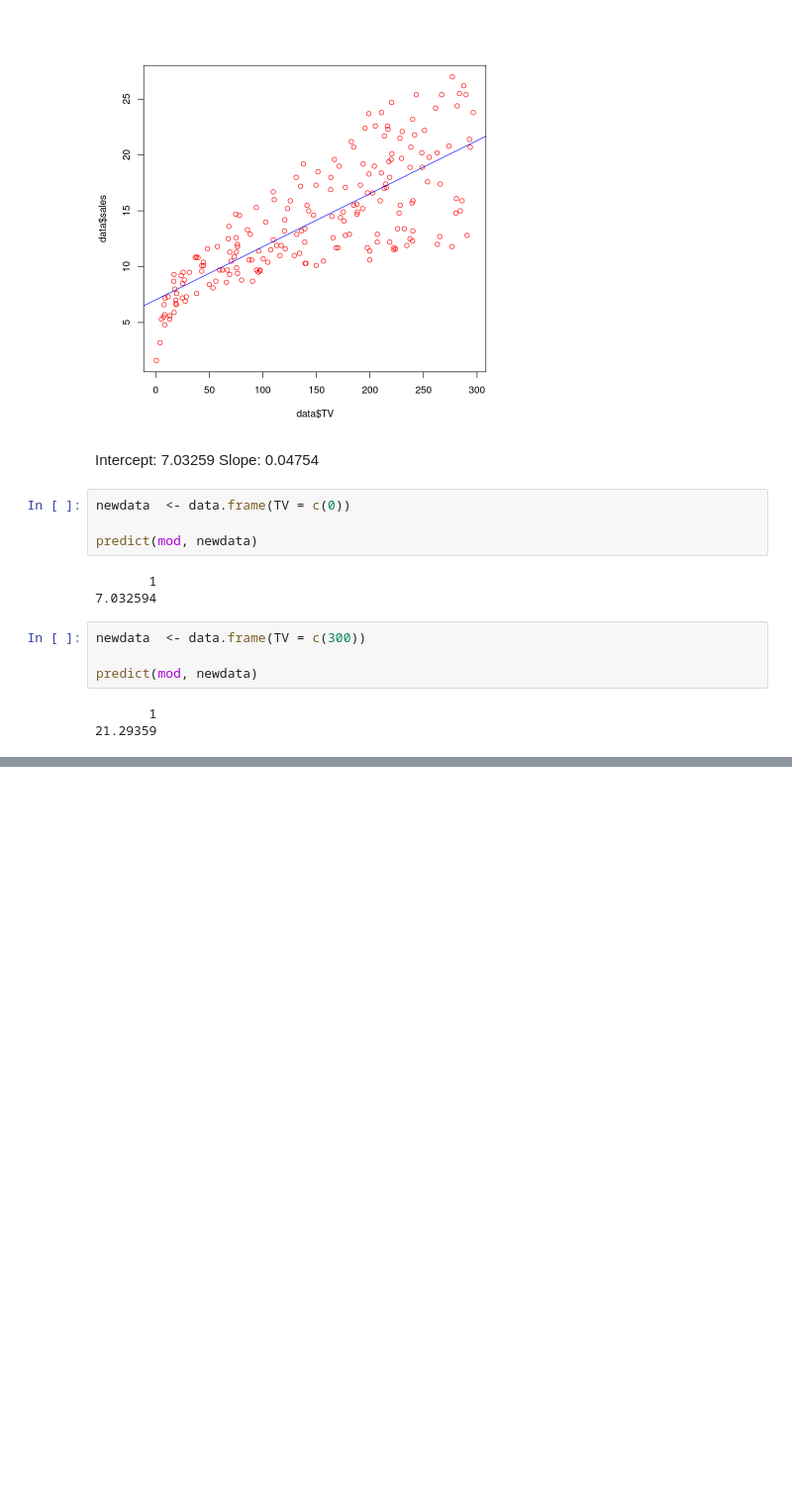
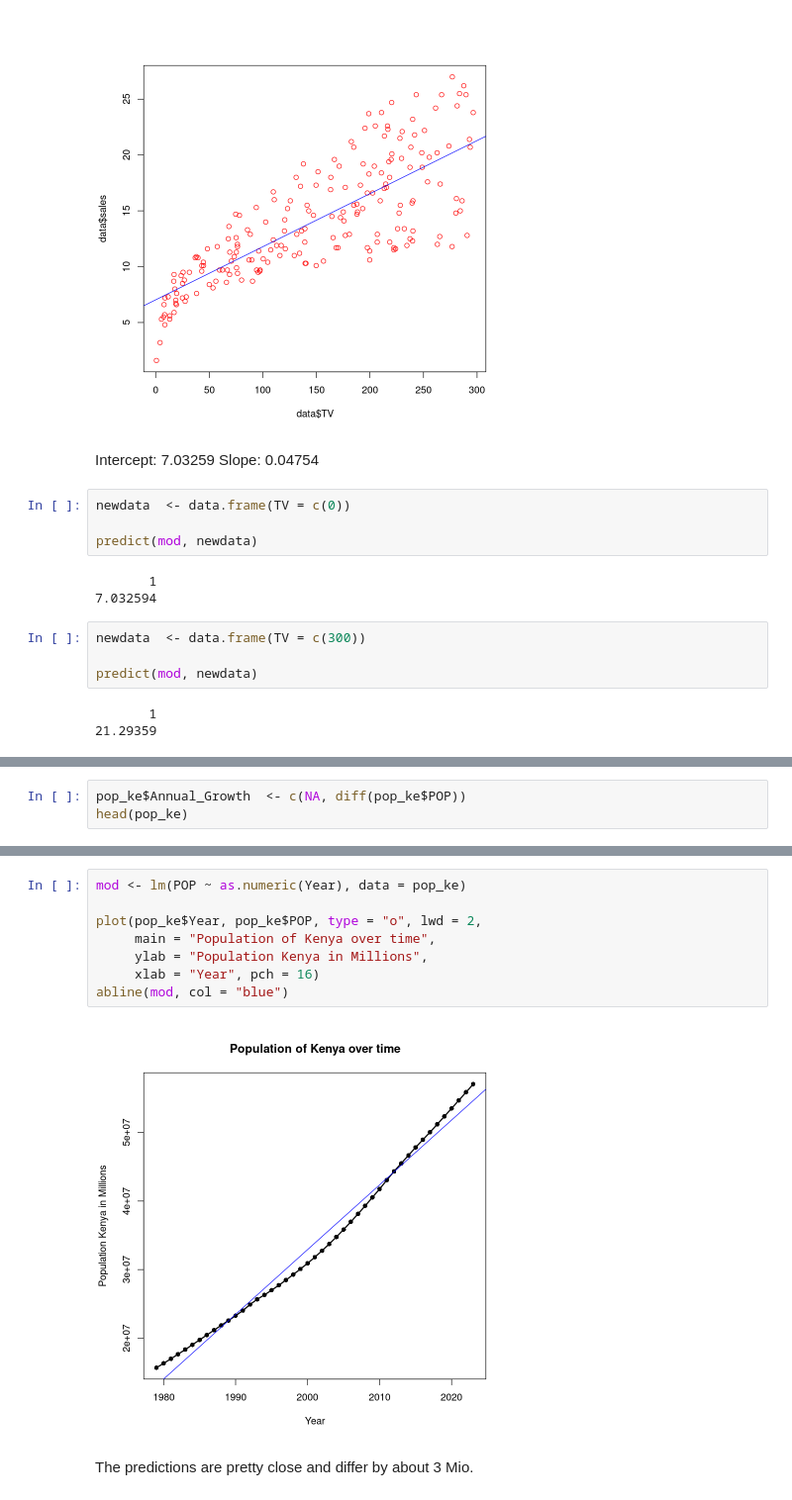
Before and after one commit to Martin-Summer-1090/Statistics_JWL, a Jupyter notebook: solution_manual/manual_v0/_build/jupyter_execute/exercises_unit_4.ipynb, the cells around one changed output, grey strips where cells are left out. Shown at 99% size. Cells and saved outputs as stored; diff of their text form; blank space fills up the shorter version.

```diff
--- a/solution_manual/manual_v0/_build/jupyter_execute/exercises_unit_4.ipynb
+++ b/solution_manual/manual_v0/_build/jupyter_execute/exercises_unit_4.ipynb
@@ -488,0 +550,3 @@ predict(mod, newdata)
+# %%
+pop_ke$Annual_Growth  <- c(NA, diff(pop_ke$POP))
+head(pop_ke)
@@ -488,0 +577,12 @@ predict(mod, newdata)
+# %%
+mod <- lm(POP ~ as.numeric(Year), data = pop_ke)
+
+plot(pop_ke$Year, pop_ke$POP, type = "o", lwd = 2,
+     main = "Population of Kenya over time",
+     ylab = "Population Kenya in Millions",
+     xlab = "Year", pch = 16)
+abline(mod, col = "blue")
+# %% [output]
+[figure, added]
+# %% [markdown]
+The predictions are pretty close and differ by about 3 Mio.
```
Also changed, not shown: parts of 11 cells of this notebook, 22 other files.
